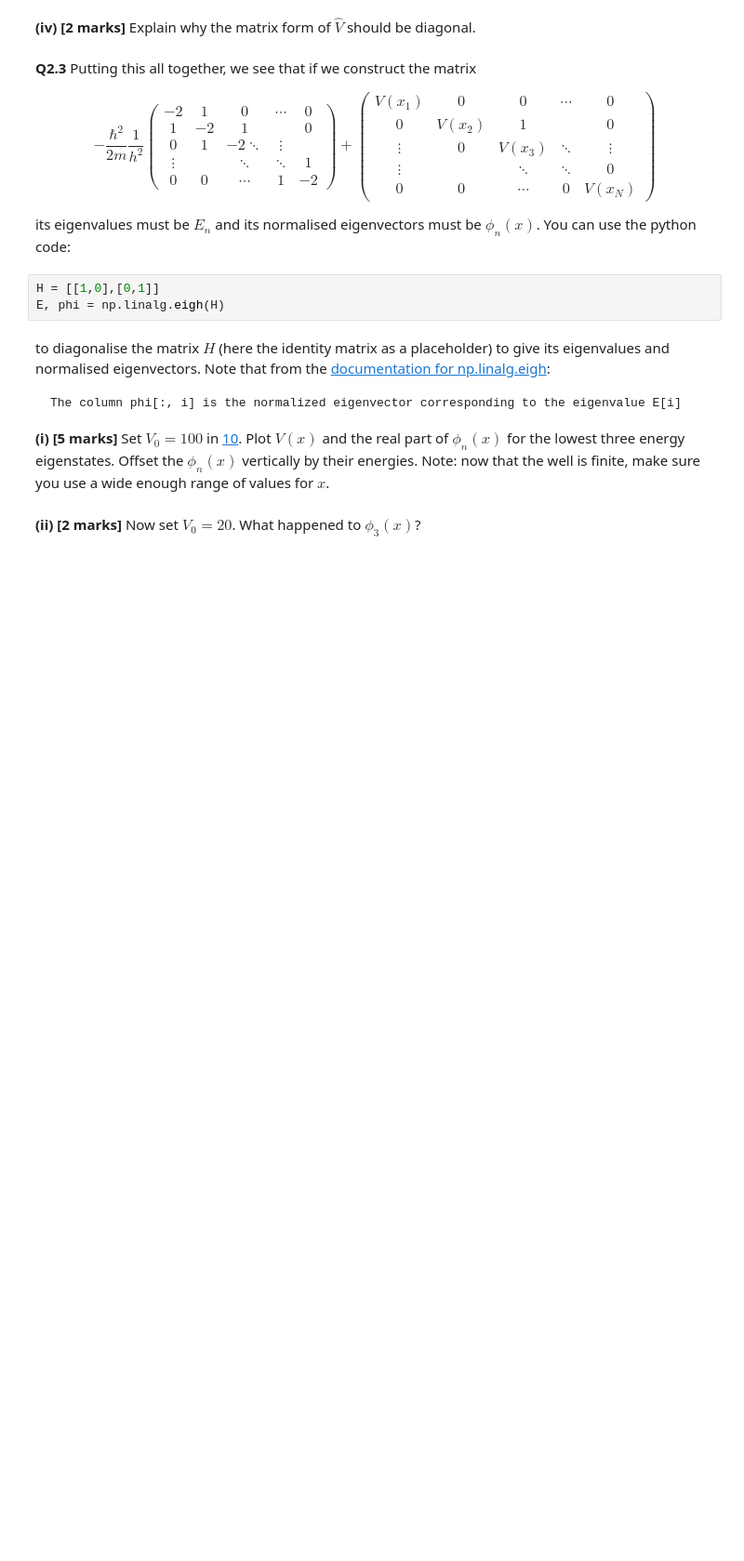
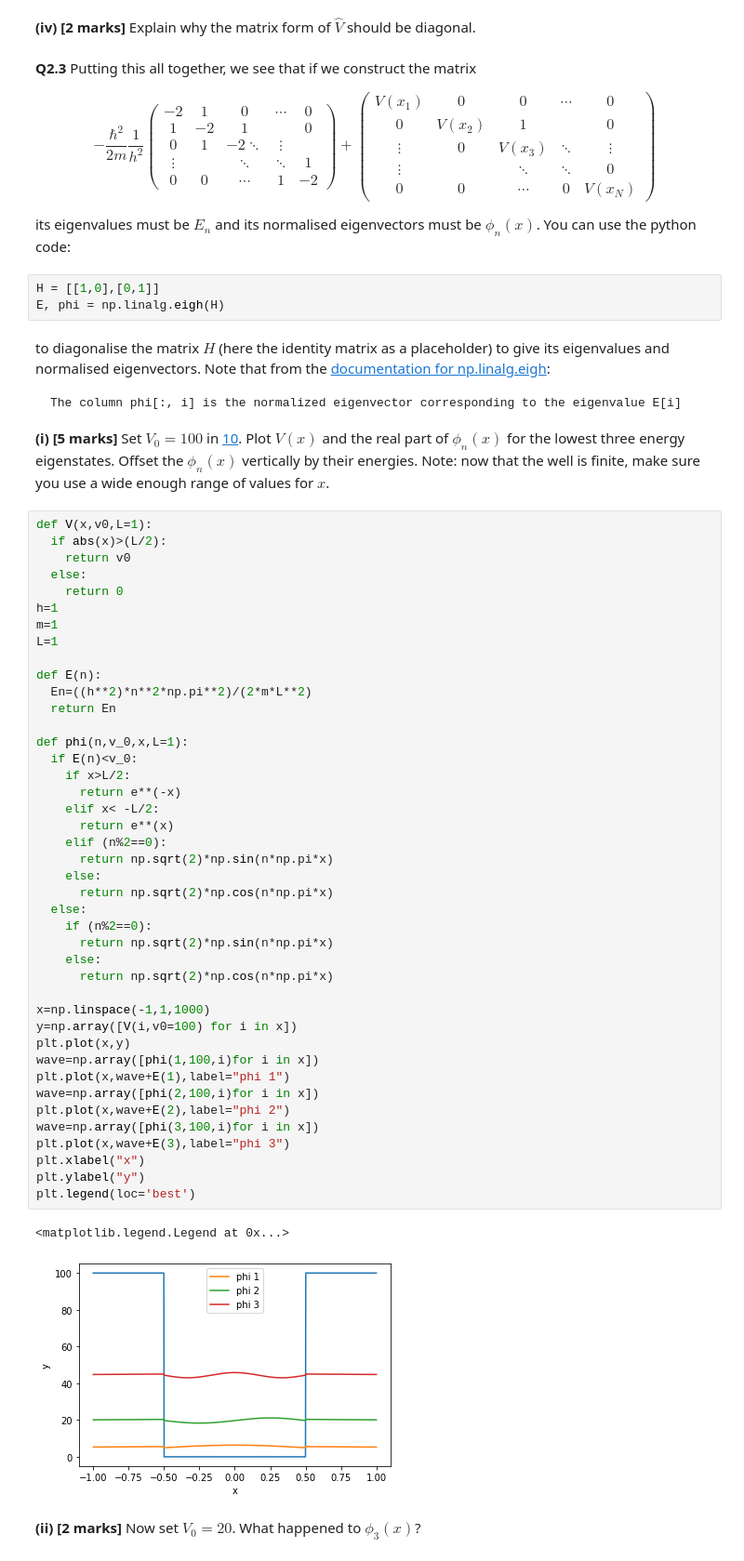
Before and after one commit to oliver2901/quantum-assignment, a Jupyter notebook: assignment_1.ipynb, the cells around one changed output. Shown at 93% size. Drawn from its saved outputs; the diff is of its cells as text; blank space fills up the shorter version.

````diff
--- a/assignment_1.ipynb
+++ b/assignment_1.ipynb
@@ -434,5 +412,50 @@ to diagonalise the matrix $H$ (here the identity matrix as a placeholder) to giv
 The column phi[:, i] is the normalized eigenvector corresponding to the eigenvalue E[i]
 ```
 **(i) [5 marks]** Set $V_0=100$ in [10](#mjx-eqn-potential). Plot $V(x)$ and the real part of $\phi_n(x)$ for the lowest three energy eigenstates. Offset the $\phi_n(x)$ vertically by their energies. Note: now that the well is finite, make sure you use a wide enough range of values for $x$.
+# %%
+def V(x,v0,L=1):
+  if abs(x)>(L/2):
+    return v0
+  else:
+    return 0
+h=1
+m=1
+L=1
+
+def E(n):
+  En=((h**2)*n**2*np.pi**2)/(2*m*L**2)
+  return En
+
+def phi(n,v_0,x,L=1):
+  if E(n)<v_0:
+    if x>L/2:
+      return e**(-x)
+    elif x< -L/2:
+      return e**(x)
+    elif (n%2==0):
+      return np.sqrt(2)*np.sin(n*np.pi*x)
+    else:
+      return np.sqrt(2)*np.cos(n*np.pi*x)
+  else:
+    if (n%2==0):
+      return np.sqrt(2)*np.sin(n*np.pi*x)
+    else:
+      return np.sqrt(2)*np.cos(n*np.pi*x)
+
+x=np.linspace(-1,1,1000)
+y=np.array([V(i,v0=100) for i in x])
+plt.plot(x,y)
+wave=np.array([phi(1,100,i)for i in x])
+plt.plot(x,wave+E(1),label="phi 1")
+wave=np.array([phi(2,100,i)for i in x])
+plt.plot(x,wave+E(2),label="phi 2")
+wave=np.array([phi(3,100,i)for i in x])
+plt.plot(x,wave+E(3),label="phi 3")
+plt.xlabel("x")
+plt.ylabel("y")
+plt.legend(loc='best')
+# %% [output]
+<matplotlib.legend.Legend at 0x...>
+[figure, added]
 # %% [markdown]
 **(ii) [2 marks]** Now set $V_0=20$. What happened to $\phi_3(x)$?
````
Also changed, not shown: parts of 7 cells of this notebook.
